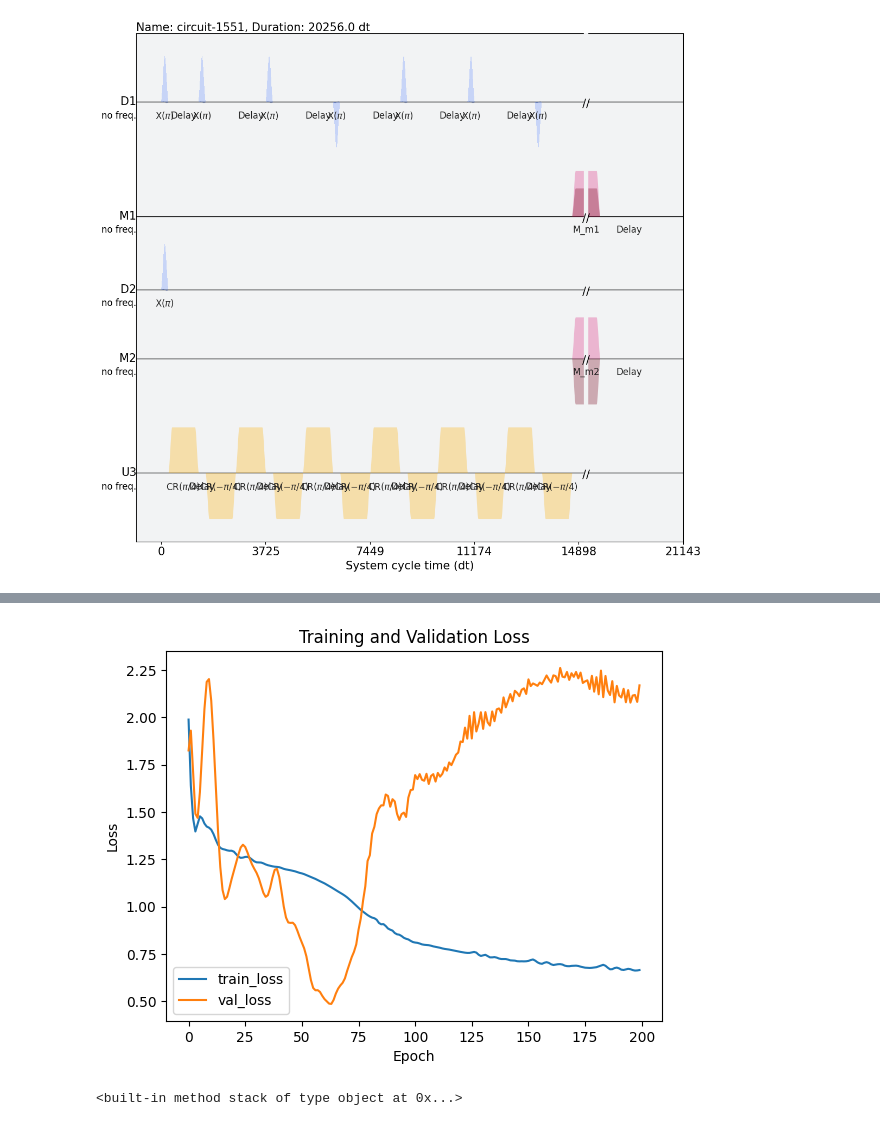
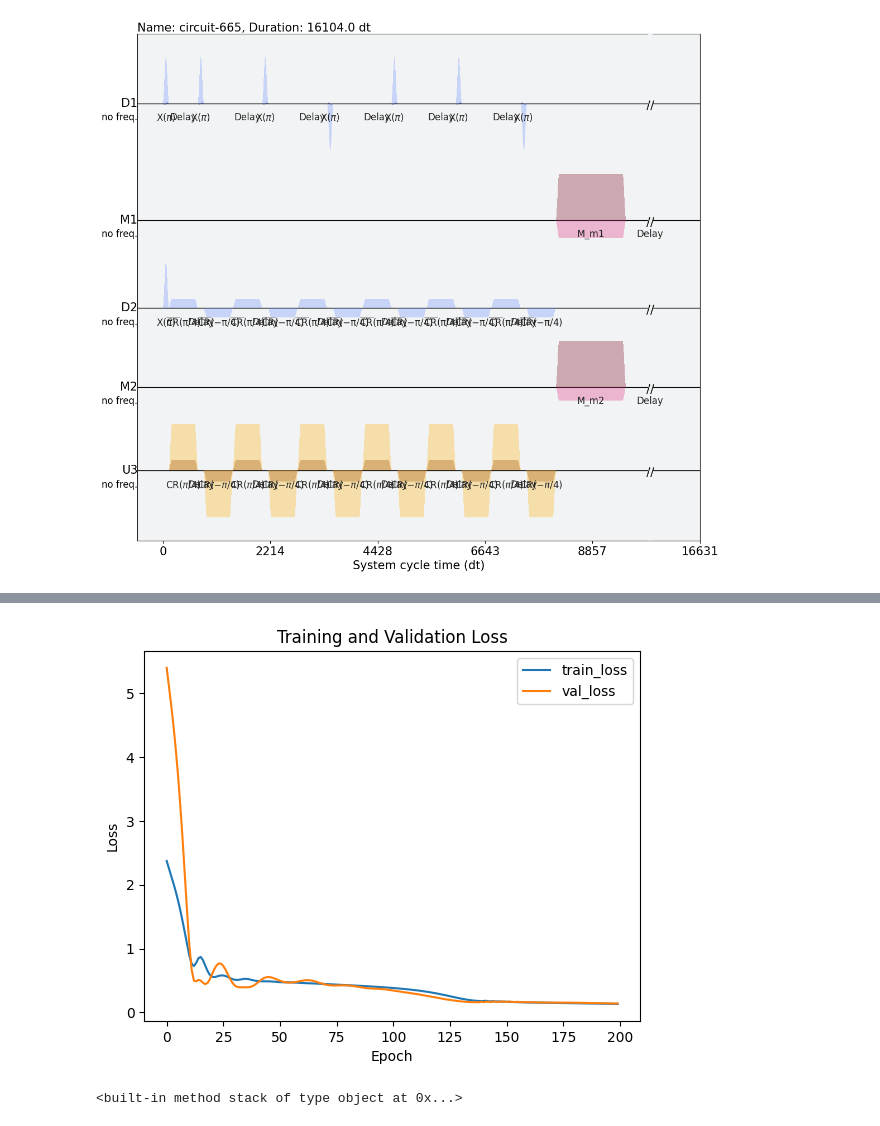
Before and after one commit to pop756/Quantum_KAN, a Jupyter notebook: Real_backend.ipynb, the cells around one changed output, grey strips where cells are left out. Drawn from its saved outputs; the diff is of its cells as text; code cells hidden in the pictures.

```diff
--- a/Real_backend.ipynb
+++ b/Real_backend.ipynb
@@ -113,7 +131,7 @@ service = QiskitRuntimeService(channel='ibm_quantum',
     instance='ibm-q-skku/skku/skku-students',
     token = '06f802eeac992c43c4106753d7c5fc31414a13eb7d91c99d67fb49cc50569e5b4b011f20c71b9607a07cb43ecc7044557c699022db91d1685ba4c886d5886854')
 
-backend_name = 'ibm_sherbrooke'
+backend_name = 'ibm_nazca'
 backend_error = service.backend(backend_name)
 
 #qubit_use = [37,38,39,40,41,42,43]
@@ -132,18 +161,7 @@ trotterized_ising_circuit_train = remove_ecr_gates(trotterized_ising_circuit)
 #setting
 optimization_level = 0
 resilience_level = 1
-l = 3
+l = 2
-# %%
-# Initialize your account
-from qiskit_ibm_runtime import QiskitRuntimeService
-import qiskit_ibm_provider
-from qiskit_aer import AerSimulator
-service = QiskitRuntimeService(channel='ibm_quantum',
-    instance='ibm-q-skku/skku/skku-students',
-    token = '06f802eeac992c43c4106753d7c5fc31414a13eb7d91c99d67fb49cc50569e5b4b011f20c71b9607a07cb43ecc7044557c699022db91d1685ba4c886d5886854')
-
-backend_name = 'ibm_sherbrooke'
-backend_error = service.backend(backend_name)
 # %%
 from qiskit import QuantumCircuit
 from qiskit import pulse
@@ -281,23 +303,6 @@ schedule(qc1,backend=backend_error).draw()
 passmanager = generate_preset_pass_manager(optimization_level=optimization_level, backend=backend_error, initial_layout=qubit_use[:4])
 
 from qiskit.quantum_info import SparsePauliOp
-"""
-qc_list = []
-for i in range(20):
-    qc1 = QuantumCircuit(2, 2)
-    if init[0] == '1':
-        qc1.x(0)
-    if init[1] == '1':
-        qc1.x(1)
-    #qc1.ecr(0,1)
-    #qc1.ecr(0,1)
-    for j in range(i):
-        qc1.ecr(0,1)
-        qc1.ecr(0,1)
-    qc1.measure(0,0)
-    qc1.measure(1,1)
-    qc1 = passmanager.run(qc1)
-    qc_list.append(qc1)"""
 np.random.seed(30)
 theta = np.random.uniform(-3.14, 3.14, [100,len(trotterized_ising_circuit.parameters)])
 hamiltonian = SparsePauliOp.from_list([("ZIII", 1), ("IZII", 1), ("IIZI", 1),("IIIZ", 1)])
@@ -422,7 +360,7 @@ initial_layout = init_list[1]
 passmanager = generate_preset_pass_manager(optimization_level=0, backend=backend, initial_layout=list(initial_layout))
 qc1 = passmanager.run(qc1)
 # %%
-schedule(qc1,backend=backend).draw()
+schedule(qc1,backend=backend_ecr).draw()
 # %% [output]
-[figure, old version]
+[figure, new version]
 # %%
@@ -520,6 +462,7 @@ class MLP(nn.Module):
         x = self.relu(self.layer1(x))
         x = self.relu(self.layer2(x))
         x = self.output(x)
+        x = torch.squeeze(x)
         return x
 
 # LSTM 모델 정의
@@ -536,13 +479,14 @@ class LSTMModel(nn.Module):
         c0 = torch.zeros(1, x.size(0), self.hidden_size)  # LSTM의 초기 셀 상태 초기화
         out, _ = self.lstm(x, (h0, c0))  # LSTM을 통해 시퀀스 처리
         out = self.fc(out[:, -1, :])  # 마지막 시퀀스의 출력을 fully connected layer에 적용하여 출력 생성
+        out = torch.squeeze(out)
         return out
 
 # 모델 초기화
-model = Model()
+model = LSTMModel(1,64,1)
 # 손실 함수 및 옵티마이저
 criterion = nn.MSELoss()
-optimizer = optim.Adam(model.parameters(), lr=0.05)
+optimizer = optim.Adam(model.parameters(), lr=0.005)
 
 # 모델 학습
 num_epochs = 200
@@ -610,2 +554,2 @@ Epoch 200/200, Training Loss: 0.6651983857154846, Validation Loss: 2.16912055015
-[figure, old version]
+[figure, new version]
 <built-in method stack of type object at 0x...>
```
Also changed, not shown: parts of 21 cells of this notebook.
